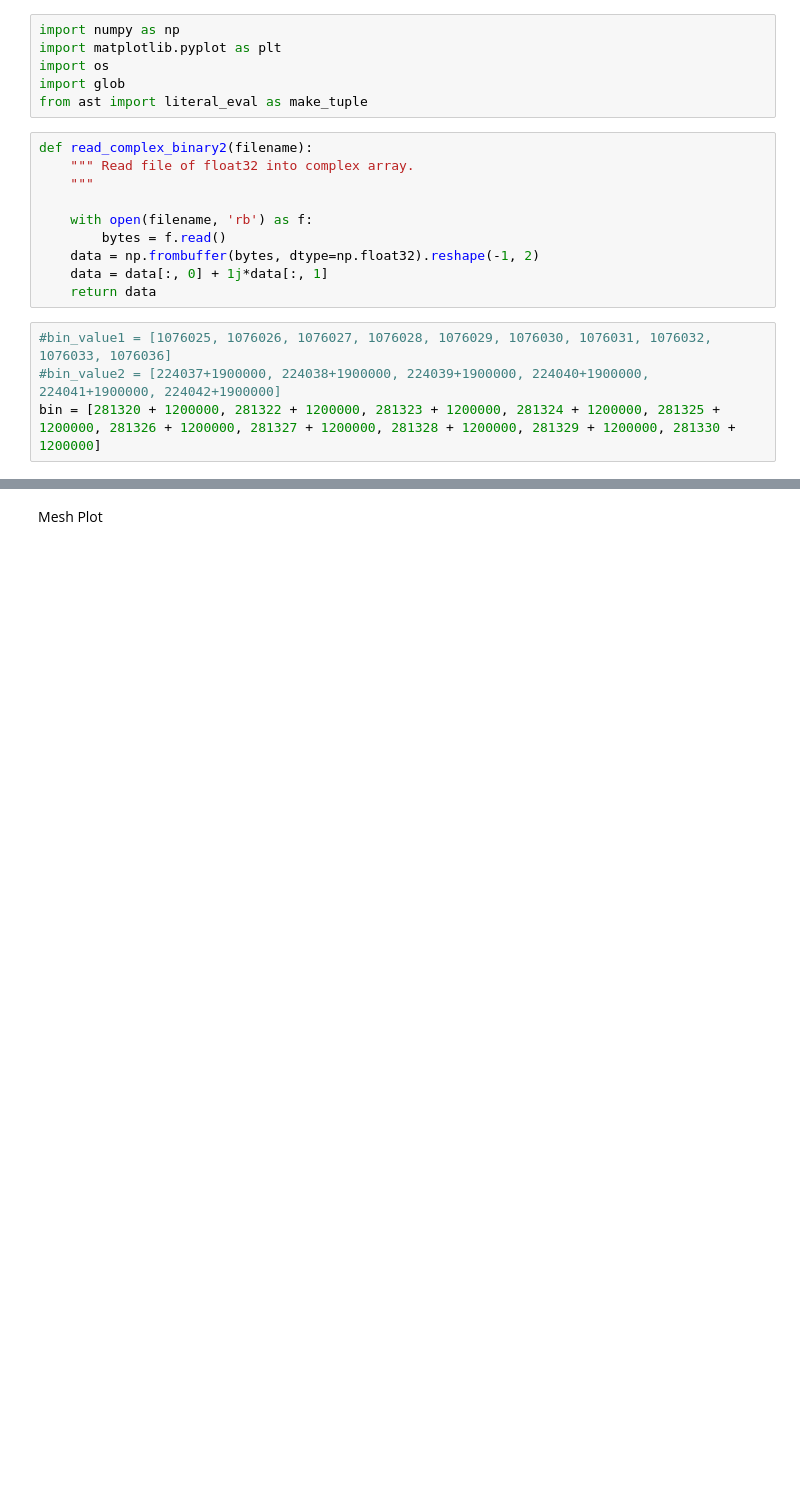
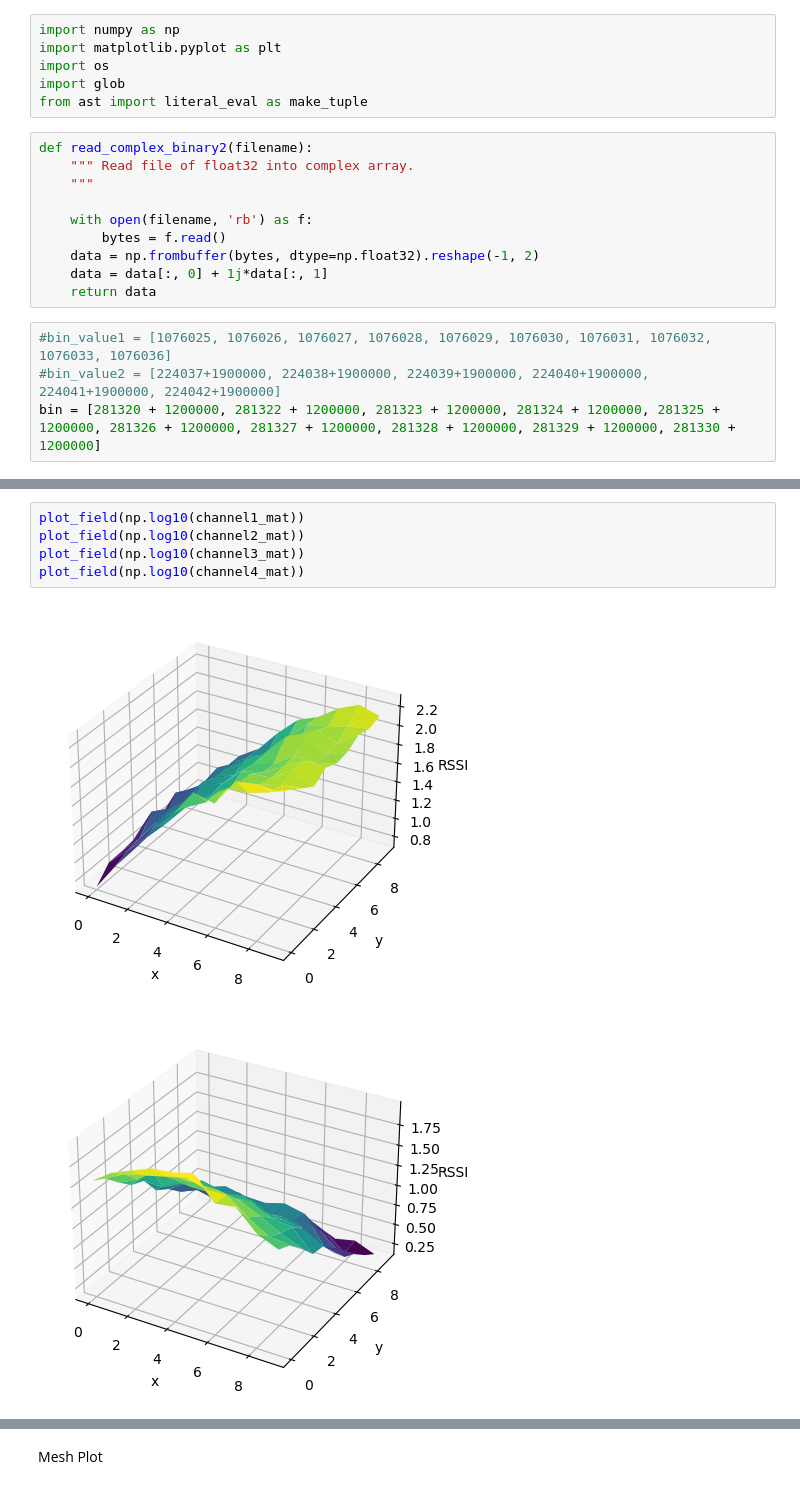
Before and after one commit to ConnectedSystemsLab/NFC, a Jupyter notebook: PrelimNFCPlot.ipynb, the cells around one changed output, grey strips where cells are left out. Cells and saved outputs as stored; diff of their text form; blank space fills up the shorter version.

```diff
--- a/PrelimNFCPlot.ipynb
+++ b/PrelimNFCPlot.ipynb
@@ -68,0 +116,8 @@ plt.colorbar(label="RSSI", orientation="vertical")
+# %%
+plot_field(np.log10(channel1_mat))
+plot_field(np.log10(channel2_mat))
+plot_field(np.log10(channel3_mat))
+plot_field(np.log10(channel4_mat))
+# %% [output]
+[figure, added]
+[figure, added]
```
Also changed, not shown: parts of 17 cells of this notebook, 2 other files.
